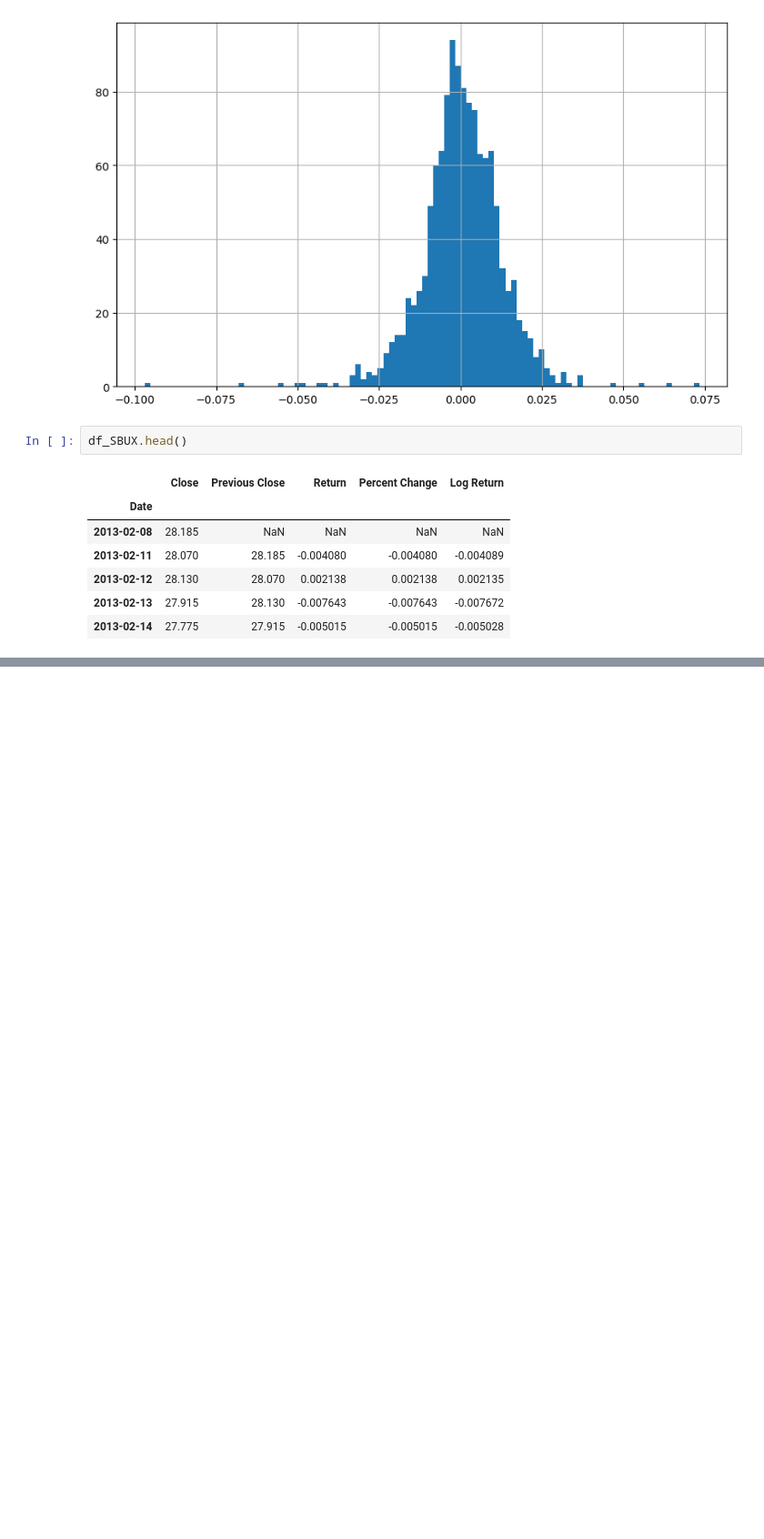
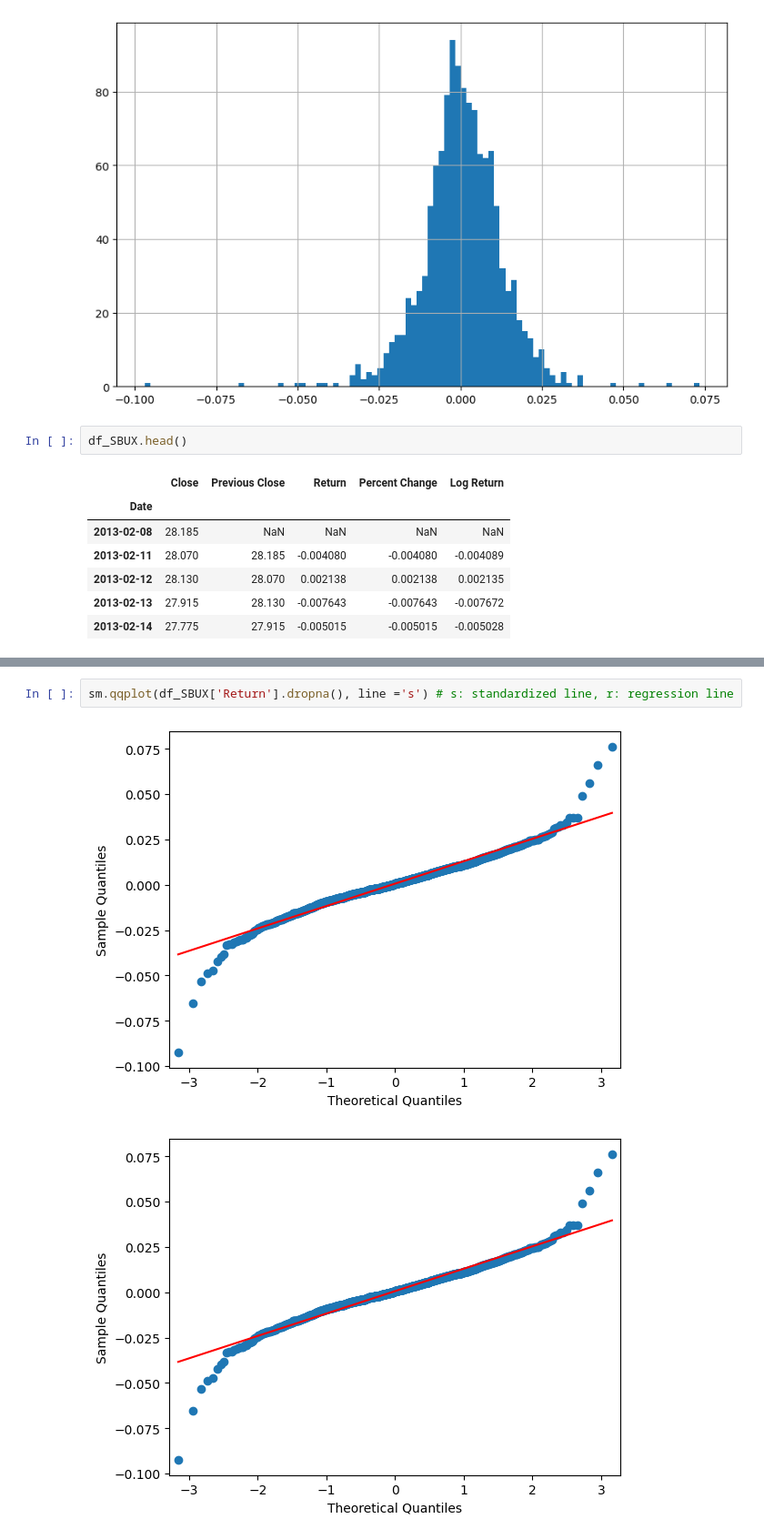
Before and after one commit to sidchakravarty/lazyprogrammer_financial_engineering, a Jupyter notebook: 2. Python/1. Financial Basics.ipynb, the cells around one changed output, grey strips where cells are left out. Shown at 91% size. Cells and saved outputs as stored; diff of their text form; blank space fills up the shorter version.

```diff
--- a/2. Python/1. Financial Basics.ipynb
+++ b/2. Python/1. Financial Basics.ipynb
@@ -649,0 +679,5 @@ df_SBUX.head()
+# %%
+sm.qqplot(df_SBUX['Return'].dropna(), line ='s') # s: standardized line, r: regression line
+# %% [output]
+[figure, added]
+[figure, added]
```
Also changed, not shown: parts of 24 cells of this notebook, 4 other files.
